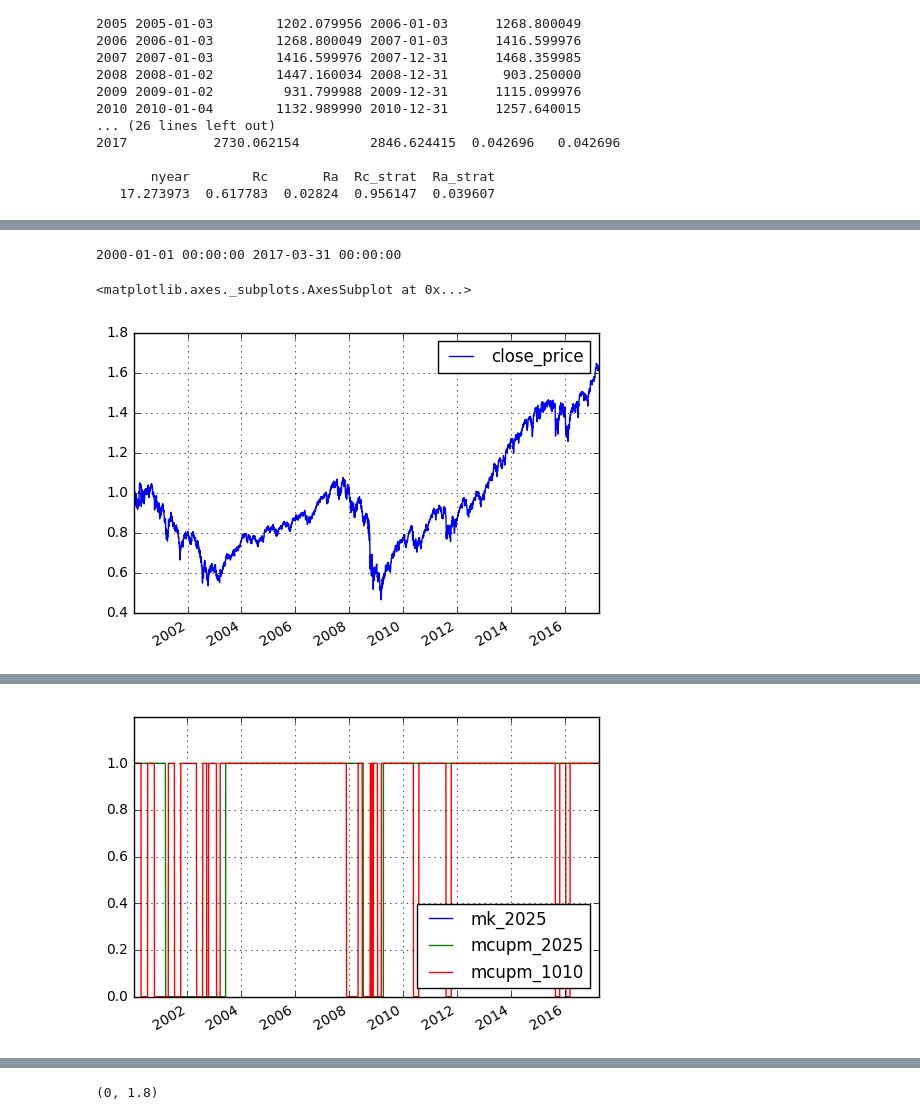
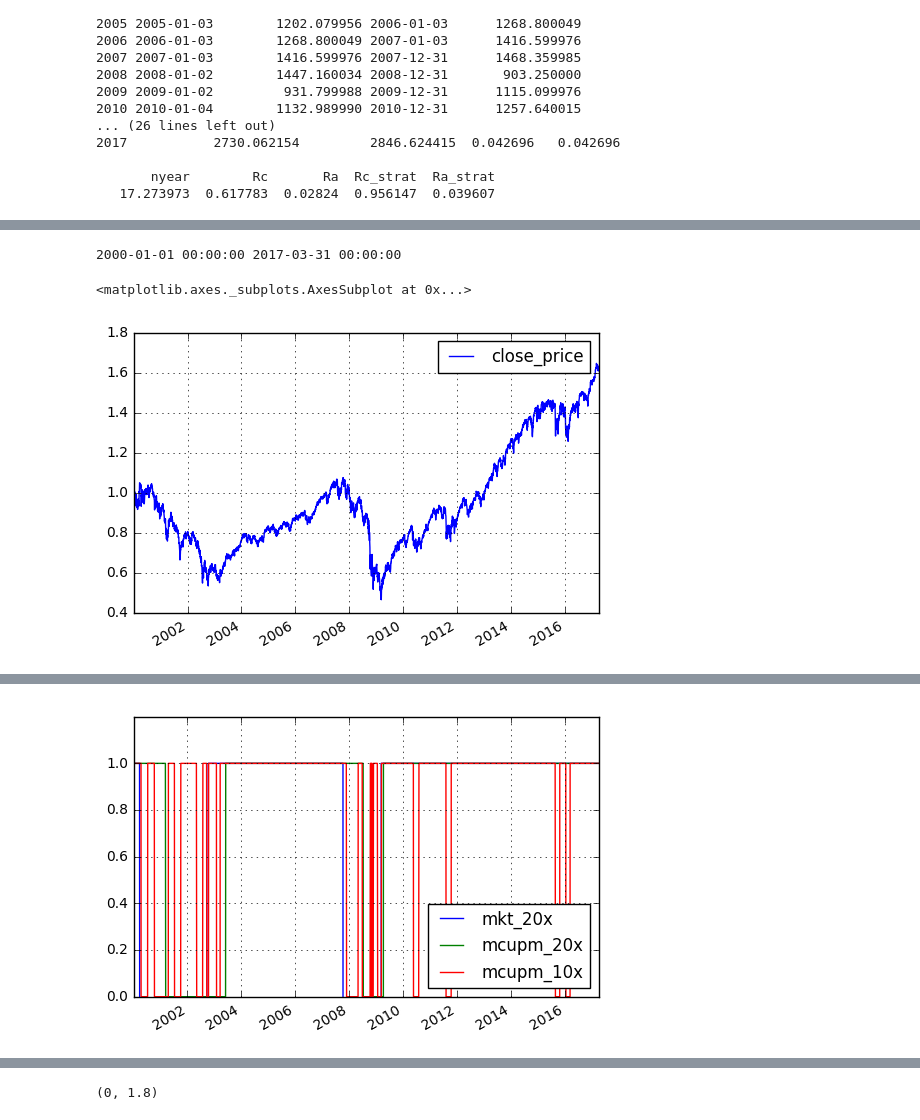
Before and after one commit to algosci/algosciquant, a Jupyter notebook: MktCycle.ipynb, the cells around one changed output, grey strips where cells are left out. Cells and saved outputs as stored; diff of their text form; code cells hidden in the pictures.

```diff
--- a/MktCycle.ipynb
+++ b/MktCycle.ipynb
@@ -318,7 +308,6 @@ dft_2025.head(5)
 # %%
 # Returns Graph (normalized to start date)
 
-# read files and combine
 
 # normalized trade data frame with start and end times
 st = test_st
@@ -328,42 +317,6 @@ print(st,et)
 #st = dt.datetime(2008,1,1)
 #et = dt.datetime(2010,12,31)
 
-
-dftn=dft_2025.loc[st:et,[price_variable]]/dft_2025.loc[dft_2025.index[0],price_variable]
-dftn_i0=dftn.index[0]
-
-dftn['mkt_2025']=dft_2025.loc[st:et,['mkt']]
-dftn['mkt_1010']=dft_1010.loc[st:et,['mkt']]
-dftn['mkt_55']=dft_55.loc[st:et,['mkt']]
-dftn['mkt_22']=dft_11.loc[st:et,['mkt']]
-dftn['mkt_11']=dft_11.loc[st:et,['mkt']]
-
-dftn[price_variable]=dftn[price_variable]/dftn.loc[dftn_i0,price_variable]
-dftn[price_variable+'_SP2025']=dft_2025.loc[st:et,price_variable+'_SP']/dft_2025.loc[dftn_i0,price_variable+'_SP']
-dftn[price_variable+'_SP1010']=dft_1010.loc[st:et,[price_variable+'_SP']]/dft_1010.loc[dftn_i0,price_variable+'_SP']
-
-#print(dftn[price_variable+'_SP2025'].tail(5))
-#print(dft_2025.loc[dftn_i0,price_variable+'_SP'])
-
-
-dftn[price_variable+'_SP55']=dft_55.loc[st:et,[price_variable+'_SP']]/dft_55.loc[dftn_i0,price_variable+'_SP']
-dftn[price_variable+'_SP22']=dft_22.loc[st:et,[price_variable+'_SP']]/dft_22.loc[dftn_i0,price_variable+'_SP']
-dftn[price_variable+'_SP11']=dft_11.loc[st:et,[price_variable+'_SP']]/dft_11.loc[dftn_i0,price_variable+'_SP']
-
-dfmcupm=pd.DataFrame(index=dftn.index)
-
-dftn['mcupm_2025']=dft_2025.loc[st:et,'mcupm']
-dftn['mcupm_1010']=dft_1010.loc[st:et,'mcupm']
-dftn['mcupm_55']=dft_55.loc[st:et,'mcupm']
-dftn['mcupm_22']=dft_22.loc[st:et,'mcupm']
-dftn['mcupm_11']=dft_22.loc[st:et,'mcupm']
-
-dftn['mcupm_2025_h1']=dft_2025.loc[st:et,'mcupm_h1']
-dftn['mcupm_1010_h1']=dft_1010.loc[st:et,'mcupm_h1']
-dftn['mcupm_55_h1']=dft_55.loc[st:et,'mcupm_h1']
-dftn['mcupm_22_h1']=dft_22.loc[st:et,'mcupm_h1']
-dftn['mcupm_11_h1']=dft_22.loc[st:et,'mcupm_h1']
-
 # plot start and end times
 
 pst=st
@@ -372,20 +325,69 @@ pet=et
 #pst = dt.datetime(2008,1,1)
 #pet = dt.datetime(2009,6,1)
 
+# Read Files
+
+fn_20x="dft_2025_2000.csv"
+fn_10x="dft_1010_2000.csv"
+fn_5x="dft_55_2000.csv"
+fn_2x="dft_22_2000.csv"
+fn_1x="dft_11_2000.csv"
+
+dft_20x= pd.read_csv(fn_20x,index_col=0,parse_dates=True)
+dft_10x= pd.read_csv(fn_10x,index_col=0,parse_dates=True)
+dft_5x= pd.read_csv(fn_5x,index_col=0,parse_dates=True)
+dft_2x= pd.read_csv(fn_2x,index_col=0,parse_dates=True)
+dft_1x= pd.read_csv(fn_1x,index_col=0,parse_dates=True)
+
+dftn=dft_20x.loc[st:et,[price_variable]]/dft_20x.loc[dft_20x.index[0],price_variable]
+dftn_i0=dftn.index[0]
+
+dftn['mkt_20x']=dft_20x.loc[st:et,['mkt']]
+dftn['mkt_10x']=dft_10x.loc[st:et,['mkt']]
+dftn['mkt_5x']=dft_5x.loc[st:et,['mkt']]
+dftn['mkt_2x']=dft_2x.loc[st:et,['mkt']]
+dftn['mkt_1x']=dft_1x.loc[st:et,['mkt']]
+
+dftn[price_variable]=dftn[price_variable]/dftn.loc[dftn_i0,price_variable]
+dftn[price_variable+'_SP20x']=dft_20x.loc[st:et,price_variable+'_SP']/dft_20x.loc[dftn_i0,price_variable+'_SP']
+dftn[price_variable+'_SP10x']=dft_10x.loc[st:et,[price_variable+'_SP']]/dft_10x.loc[dftn_i0,price_variable+'_SP']
+
+#print(dftn[price_variable+'_SP2025'].tail(5))
+#print(dft_2025.loc[dftn_i0,price_variable+'_SP'])
+
+dftn[price_variable+'_SP5x']=dft_5x.loc[st:et,[price_variable+'_SP']]/dft_5x.loc[dftn_i0,price_variable+'_SP']
+dftn[price_variable+'_SP2x']=dft_2x.loc[st:et,[price_variable+'_SP']]/dft_2x.loc[dftn_i0,price_variable+'_SP']
+dftn[price_variable+'_SP1x']=dft_1x.loc[st:et,[price_variable+'_SP']]/dft_1x.loc[dftn_i0,price_variable+'_SP']
+
+dfmcupm=pd.DataFrame(index=dftn.index)
+
+dftn['mcupm_20x']=dft_20x.loc[st:et,'mcupm']
+dftn['mcupm_10x']=dft_10x.loc[st:et,'mcupm']
+dftn['mcupm_5x']=dft_5x.loc[st:et,'mcupm']
+dftn['mcupm_2x']=dft_2x.loc[st:et,'mcupm']
+dftn['mcupm_1x']=dft_1x.loc[st:et,'mcupm']
+
+dftn['mcupm_20x_h1']=dft_20x.loc[st:et,'mcupm_h1']
+dftn['mcupm_10x_h1']=dft_10x.loc[st:et,'mcupm_h1']
+dftn['mcupm_5x_h1']=dft_5x.loc[st:et,'mcupm_h1']
+dftn['mcupm_2x_h1']=dft_2x.loc[st:et,'mcupm_h1']
+dftn['mcupm_1x_h1']=dft_1x.loc[st:et,'mcupm_h1']
+
+
 
 dftn.loc[pst:pet,[price_variable]].plot(grid=True)
 
-dftn.loc[pst:pet,[price_variable,price_variable+'_SP2025',price_variable+'_SP1010']].plot(grid=True)
+dftn.loc[pst:pet,[price_variable,price_variable+'_SP20x',price_variable+'_SP10x']].plot(grid=True)
 
 
-#dfmcupm.loc[pst:pet,['mcupm_2025']].plot(grid=True)
-dftn.loc[pst:pet,['mk_2025','mcupm_2025','mcupm_1010']].plot(grid=True)
-#dftn.loc[pst:pet,['mcupm_2025','mcupm_1010','mcupm_55']].plot(grid=True)
-#dftn.loc[pst:pet,['mcupm_2025','mcupm_1010','mcupm_55','mcupm_11']].plot(grid=True)
+#dfmcupm.loc[pst:pet,['mcupm_20x']].plot(grid=True)
+dftn.loc[pst:pet,['mkt_20x','mcupm_20x','mcupm_10x']].plot(grid=True)
+#dftn.loc[pst:pet,['mcupm_20x','mcupm_10x','mcupm_5x']].plot(grid=True)
+#dftn.loc[pst:pet,['mcupm_20x','mcupm_10x','mcupm_5x','mcupm_1x']].plot(grid=True)
 
 plt.ylim(0,1.2)
 
-dftn.loc[pst:pet,[price_variable,price_variable+'_SP2025',price_variable+'_SP1010',price_variable+'_SP55',price_variable+'_SP22',price_variable+'_SP11']].plot(grid=True)
+dftn.loc[pst:pet,[price_variable,price_variable+'_SP20x',price_variable+'_SP10x',price_variable+'_SP5x',price_variable+'_SP2x',price_variable+'_SP1x']].plot(grid=True)
 # %% [output]
 2000-01-01 00:00:00 2017-03-31 00:00:00
 <matplotlib.axes._subplots.AxesSubplot at 0x...>
@@ -394 +396 @@ dftn.loc[pst:pet,[price_variable,price_variable+'_SP2025',price_variable+'_SP101
-[figure, old version]
+[figure, new version]
```
Also changed, not shown: parts of 6 cells of this notebook.
